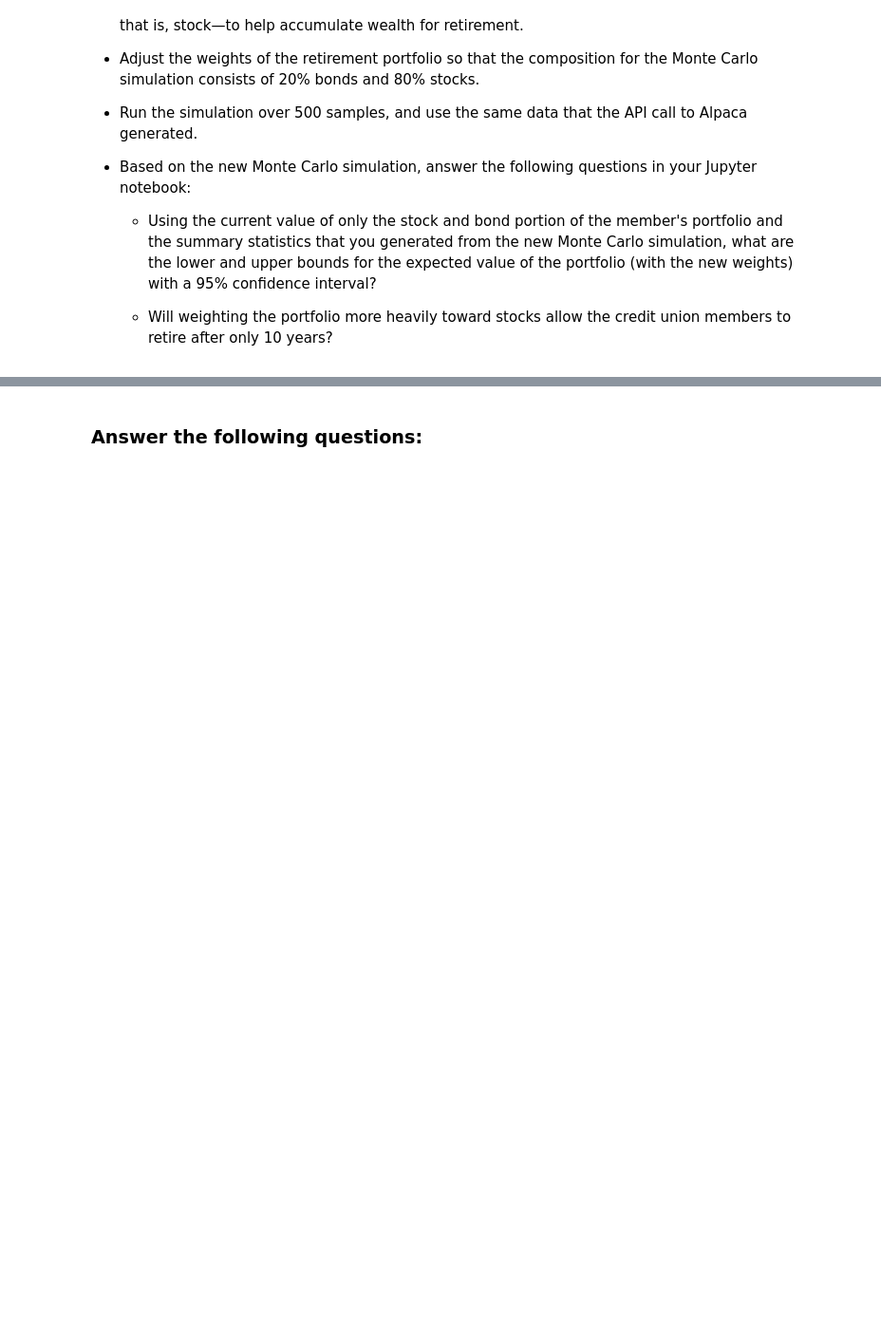
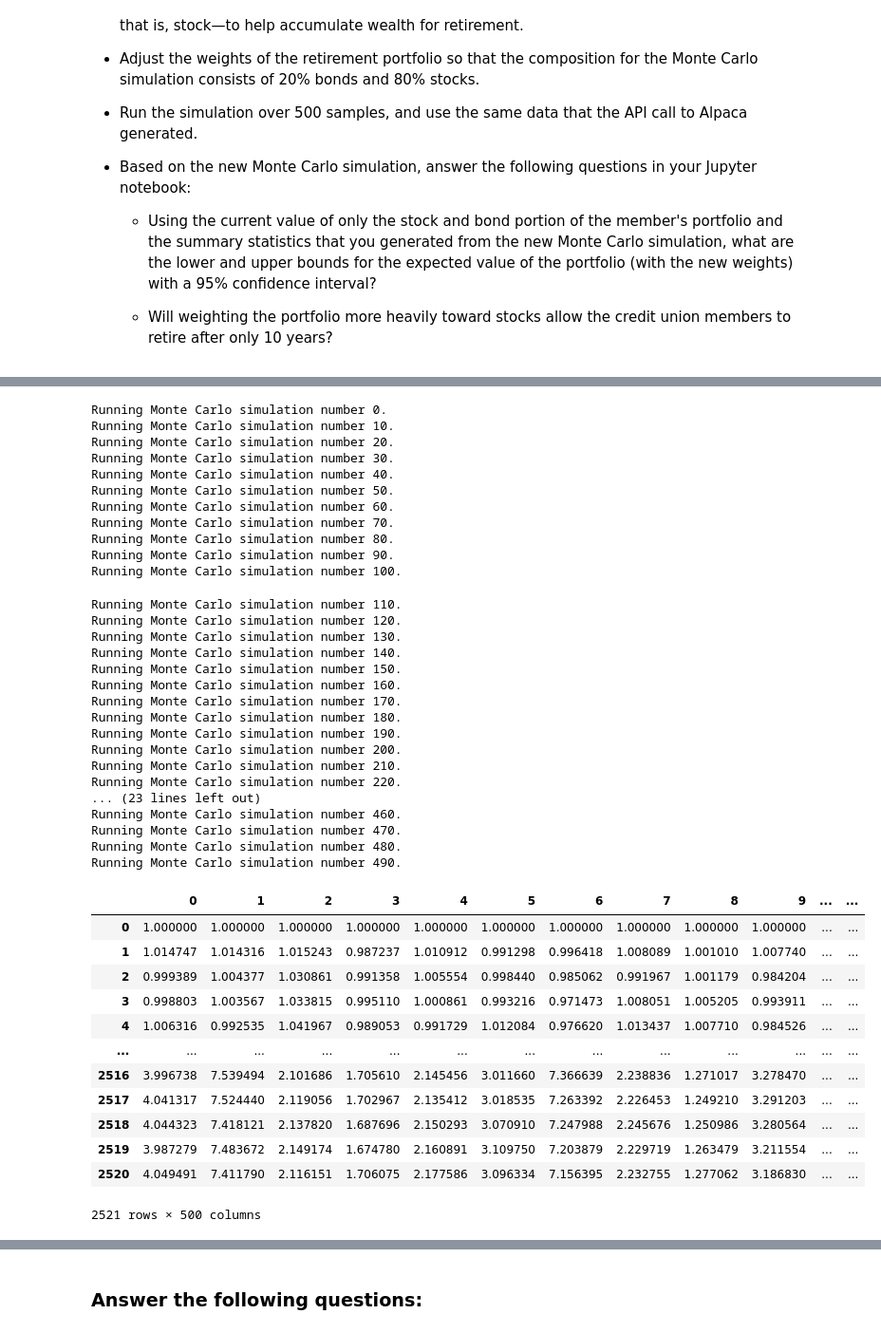
Before and after one commit to mathias1020/Challenge_5, a Jupyter notebook: financial_planning_tools.ipynb, the cells around one changed output, grey strips where cells are left out. Shown: that part at 95% size. Cells and saved outputs as stored; diff of their text form; code cells hidden in the pictures; blank space fills up the shorter version.

```diff
--- a/financial_planning_tools.ipynb
+++ b/financial_planning_tools.ipynb
@@ -621,6 +641,48 @@ For this new Monte Carlo simulation, do the following:
 # %%
 # Run the Monte Carlo simulation to forecast 10 years cumulative returns
-# YOUR CODE HERE
+MC_ten_year.calc_cumulative_return()
+# %% [output]
+Running Monte Carlo simulation number 0.
+Running Monte Carlo simulation number 10.
+Running Monte Carlo simulation number 20.
+Running Monte Carlo simulation number 30.
+Running Monte Carlo simulation number 40.
+Running Monte Carlo simulation number 50.
+Running Monte Carlo simulation number 60.
+Running Monte Carlo simulation number 70.
+Running Monte Carlo simulation number 80.
+Running Monte Carlo simulation number 90.
+Running Monte Carlo simulation number 100.
+Running Monte Carlo simulation number 110.
+Running Monte Carlo simulation number 120.
+Running Monte Carlo simulation number 130.
+Running Monte Carlo simulation number 140.
+Running Monte Carlo simulation number 150.
+Running Monte Carlo simulation number 160.
+Running Monte Carlo simulation number 170.
+Running Monte Carlo simulation number 180.
+Running Monte Carlo simulation number 190.
+Running Monte Carlo simulation number 200.
+Running Monte Carlo simulation number 210.
+Running Monte Carlo simulation number 220.
+... (23 lines left out)
+Running Monte Carlo simulation number 460.
+Running Monte Carlo simulation number 470.
+Running Monte Carlo simulation number 480.
+Running Monte Carlo simulation number 490.
+|  | 0 | 1 | 2 | 3 | 4 | 5 | 6 | 7 | 8 | 9 | ... | ... |
+| 0 | 1.000000 | 1.000000 | 1.000000 | 1.000000 | 1.000000 | 1.000000 | 1.000000 | 1.000000 | 1.000000 | 1.000000 | ... | ... |
+| 1 | 1.014747 | 1.014316 | 1.015243 | 0.987237 | 1.010912 | 0.991298 | 0.996418 | 1.008089 | 1.001010 | 1.007740 | ... | ... |
+| 2 | 0.999389 | 1.004377 | 1.030861 | 0.991358 | 1.005554 | 0.998440 | 0.985062 | 0.991967 | 1.001179 | 0.984204 | ... | ... |
+| 3 | 0.998803 | 1.003567 | 1.033815 | 0.995110 | 1.000861 | 0.993216 | 0.971473 | 1.008051 | 1.005205 | 0.993911 | ... | ... |
+| 4 | 1.006316 | 0.992535 | 1.041967 | 0.989053 | 0.991729 | 1.012084 | 0.976620 | 1.013437 | 1.007710 | 0.984526 | ... | ... |
+| ... | ... | ... | ... | ... | ... | ... | ... | ... | ... | ... | ... | ... |
+| 2516 | 3.996738 | 7.539494 | 2.101686 | 1.705610 | 2.145456 | 3.011660 | 7.366639 | 2.238836 | 1.271017 | 3.278470 | ... | ... |
+| 2517 | 4.041317 | 7.524440 | 2.119056 | 1.702967 | 2.135412 | 3.018535 | 7.263392 | 2.226453 | 1.249210 | 3.291203 | ... | ... |
+| 2518 | 4.044323 | 7.418121 | 2.137820 | 1.687696 | 2.150293 | 3.070910 | 7.247988 | 2.245676 | 1.250986 | 3.280564 | ... | ... |
+| 2519 | 3.987279 | 7.483672 | 2.149174 | 1.674780 | 2.160891 | 3.109750 | 7.203879 | 2.229719 | 1.263479 | 3.211554 | ... | ... |
+| 2520 | 4.049491 | 7.411790 | 2.116151 | 1.706075 | 2.177586 | 3.096334 | 7.156395 | 2.232755 | 1.277062 | 3.186830 | ... | ... |
+2521 rows × 500 columns
 # %%
 # Visualize the 10-year Monte Carlo simulation by creating an
 # overlay line plot
```
Also changed, not shown: parts of 8 cells of this notebook.
